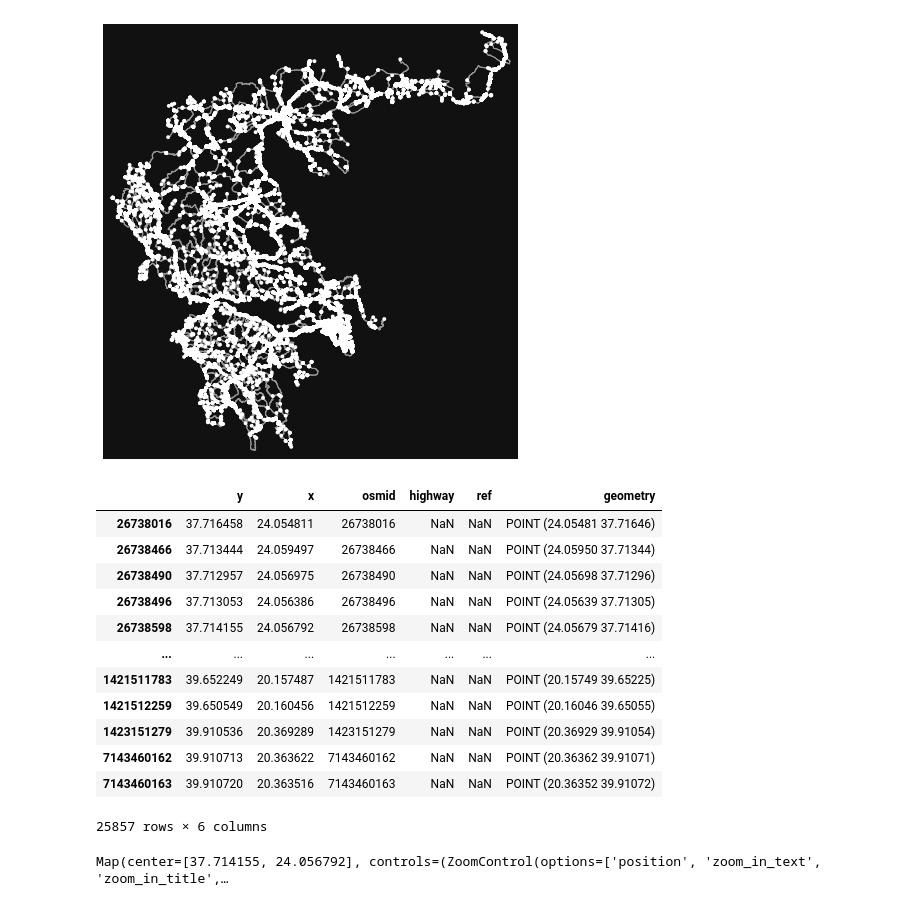
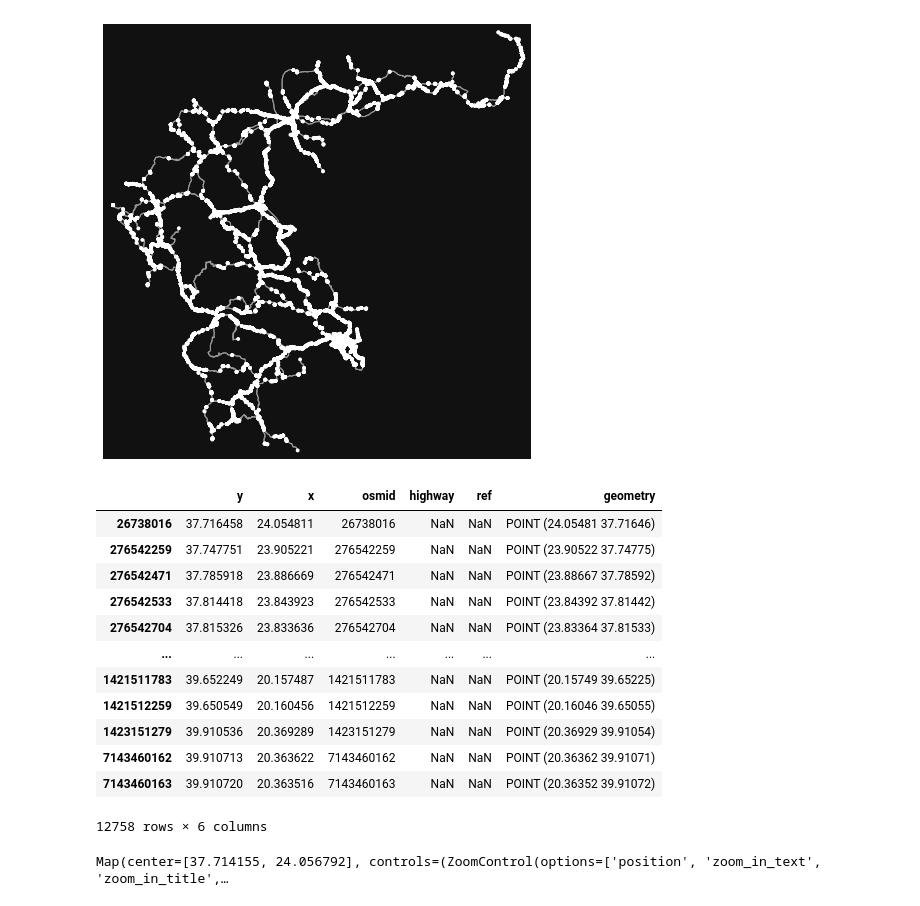
Before and after one commit to cbabalis/osm_project, a Jupyter notebook: src/networkx-osm-zografou.ipynb, the cells around one changed output. Drawn from its saved outputs; the diff is of its cells as text; code cells hidden in the pictures.

```diff
--- a/src/networkx-osm-zografou.ipynb
+++ b/src/networkx-osm-zografou.ipynb
@@ -8,28 +8,29 @@ from ipyleaflet import *
 # %%
 place_name = "Greece"
 ox.config(use_cache=True, log_console=True)
-cf = '["highway"~"motorway|motorway_link|trunk|secondary|primary"]'
+#cf = '["highway"~"motorway|motorway_link|trunk|secondary|primary"]'
+cf = '["highway"~"motorway|motorway_link|trunk|trunk_link|primary_link|primary"]'
 graph = ox.graph_from_place(place_name, network_type='drive', custom_filter=cf)
 fig, ax = ox.plot_graph(graph)
 # %% [output]
-[figure, old version]
+[figure, new version]
 # %%
 nodes, edges = ox.graph_to_gdfs(graph)
 nodes
 # %% [output]
 |  | y | x | osmid | highway | ref | geometry |
 | 26738016 | 37.716458 | 24.054811 | 26738016 | NaN | NaN | POINT (24.05481 37.71646) |
-| 26738466 | 37.713444 | 24.059497 | 26738466 | NaN | NaN | POINT (24.05950 37.71344) |
-| 26738490 | 37.712957 | 24.056975 | 26738490 | NaN | NaN | POINT (24.05698 37.71296) |
-| 26738496 | 37.713053 | 24.056386 | 26738496 | NaN | NaN | POINT (24.05639 37.71305) |
-| 26738598 | 37.714155 | 24.056792 | 26738598 | NaN | NaN | POINT (24.05679 37.71416) |
+| 276542259 | 37.747751 | 23.905221 | 276542259 | NaN | NaN | POINT (23.90522 37.74775) |
+| 276542471 | 37.785918 | 23.886669 | 276542471 | NaN | NaN | POINT (23.88667 37.78592) |
+| 276542533 | 37.814418 | 23.843923 | 276542533 | NaN | NaN | POINT (23.84392 37.81442) |
+| 276542704 | 37.815326 | 23.833636 | 276542704 | NaN | NaN | POINT (23.83364 37.81533) |
 | ... | ... | ... | ... | ... | ... | ... |
 | 1421511783 | 39.652249 | 20.157487 | 1421511783 | NaN | NaN | POINT (20.15749 39.65225) |
 | 1421512259 | 39.650549 | 20.160456 | 1421512259 | NaN | NaN | POINT (20.16046 39.65055) |
 | 1423151279 | 39.910536 | 20.369289 | 1423151279 | NaN | NaN | POINT (20.36929 39.91054) |
 | 7143460162 | 39.910713 | 20.363622 | 7143460162 | NaN | NaN | POINT (20.36362 39.91071) |
 | 7143460163 | 39.910720 | 20.363516 | 7143460163 | NaN | NaN | POINT (20.36352 39.91072) |
-25857 rows × 6 columns
+12758 rows × 6 columns
 # %%
 center = (37.714155,24.056792)
 m = Map(center=center, basemap=basemaps.CartoDB.Positron, zoom=8)
```
Also changed, not shown: parts of 24 cells of this notebook, 1 other file.
